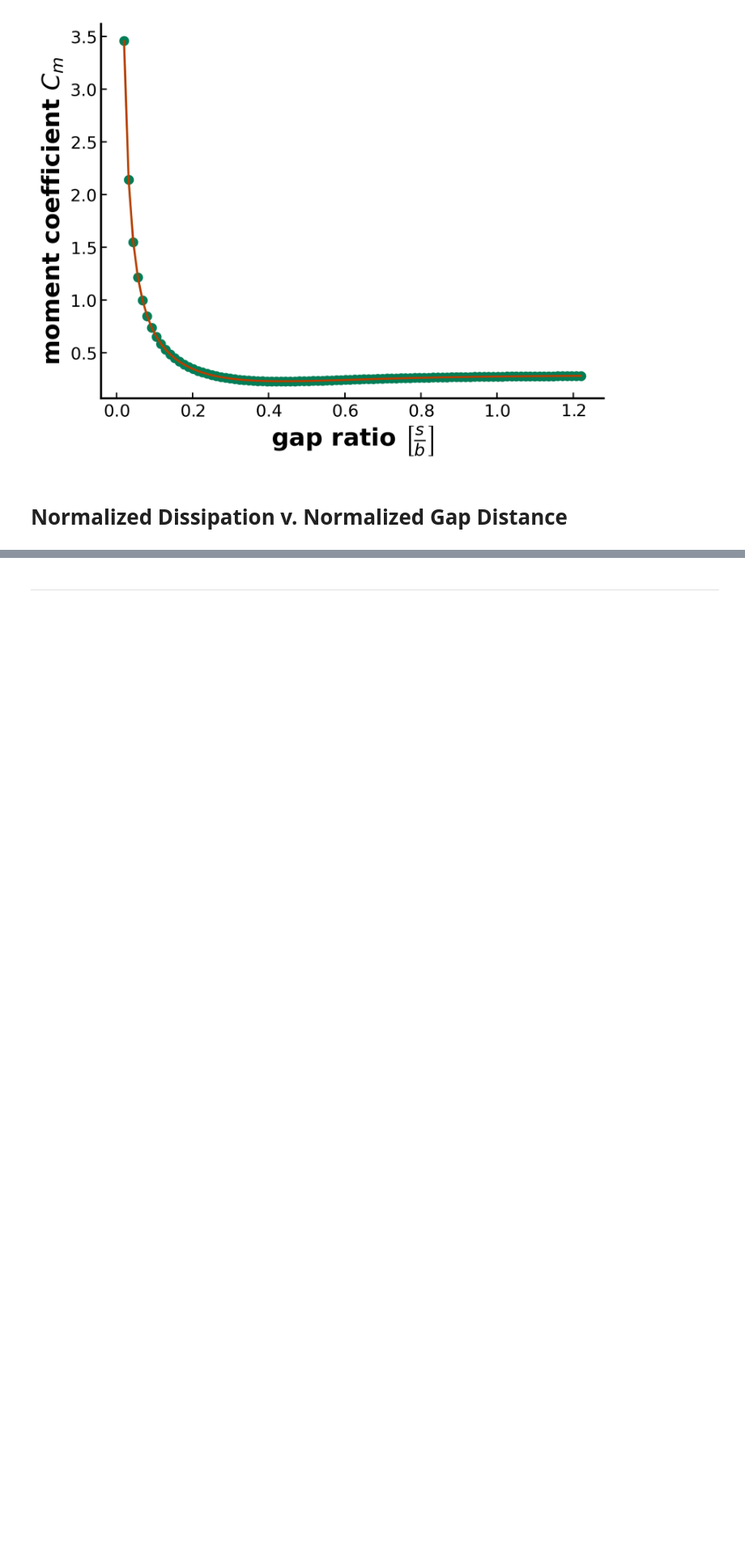
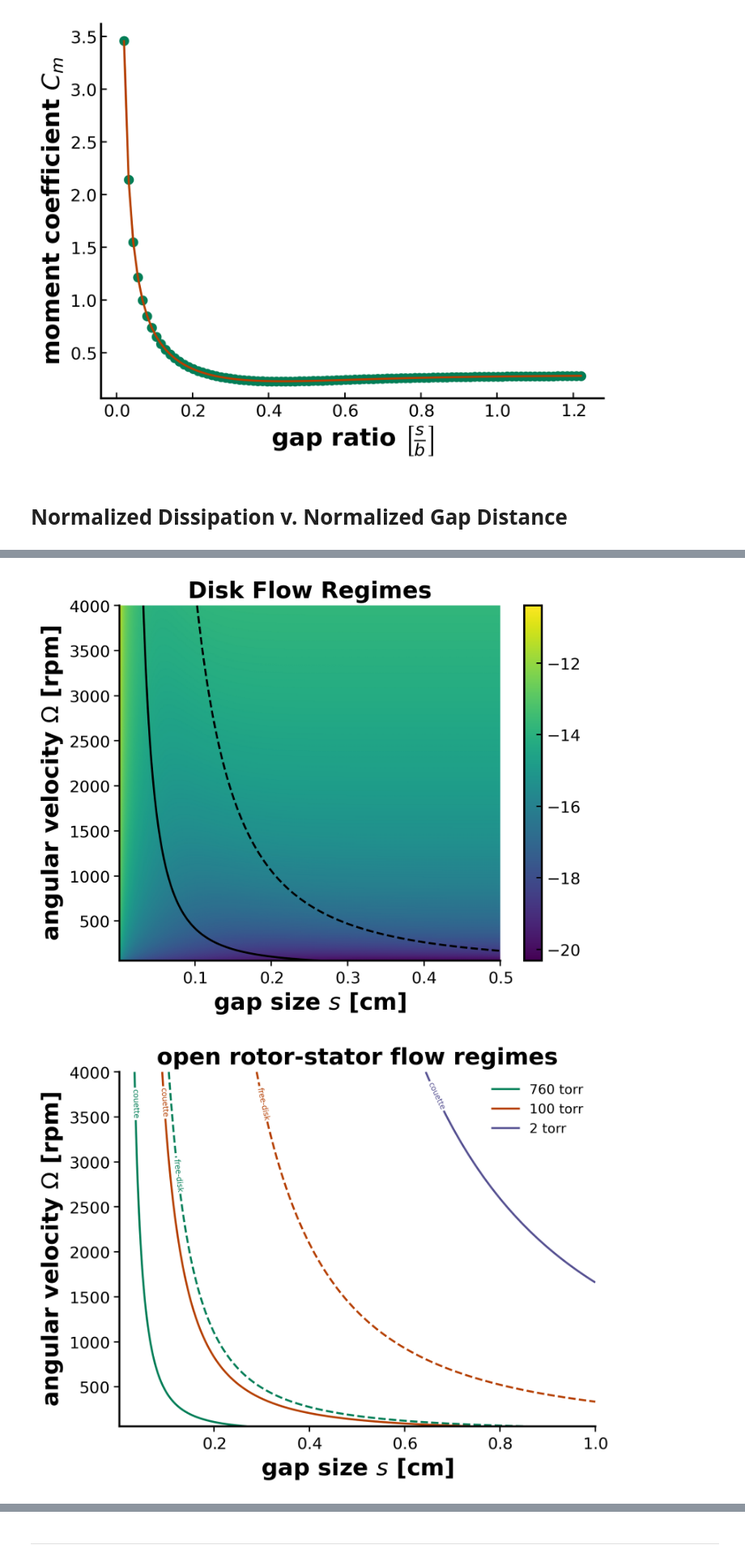
Before and after one commit to Jezen5Volk/Magnetic-Levitation, a Jupyter notebook: Viscous Damping.ipynb, the cells around one changed output, grey strips where cells are left out. Shown at 81% size. Cells and saved outputs as stored; diff of their text form; code cells hidden in the pictures; blank space fills up the shorter version.

Commit message:
flow regimes

```diff
--- a/Viscous Damping.ipynb
+++ b/Viscous Damping.ipynb
@@ -135,0 +143,57 @@ plt.show()
+# %%
+disk = Disk(
+    b = 0.0127,  # radius in meters (radius of 0.0127 is 1 inch diameter)
+)
+
+ss, ww, R_gap, M_phi = disk.gen_cmapR(s_start = 10e-6, s_stop = 5e-3, omega_start = 60, omega_stop = 4000, rho_f = 1.226, mu = 1.795e-5)
+
+torque_heatmap = plt.pcolormesh(ss*1e2, ww*60/(2*np.pi), np.log(M_phi), shading='gouraud', cmap= "viridis")
+plt.colorbar()
+contour = plt.contour(ss*1e2, ww*60/(2*np.pi), R_gap, levels = [3, 30.25], colors = 'black', linestyles = ['solid', 'dashed'])
+plt.gca().tick_params(axis = 'both', direction = 'out')
+plt.xlabel(r"gap size $s$ [cm]", weight = 'heavy', fontsize = "xx-large")
+plt.ylabel(r"angular velocity $\Omega$ [rpm]", weight = 'heavy', fontsize = "xx-large")
+plt.title("Disk Flow Regimes", weight = 'heavy', fontsize = "xx-large")
+plt.show()
+
+
+###################################################
+pressure_range = [760, 100, 2]
+ss, ww, R_gap = disk.gen_pressure_contours(s_start = 10e-6, s_stop = 1e-2, omega_start = 60, omega_stop = 4000, pressure_range = pressure_range, mu = 1.795e-5)
+
+pressure_legend = []
+for i, (R, p) in enumerate(zip(R_gap, pressure_range)):
+    contour = plt.contour(ss*1e2, ww*60/(2*np.pi), R, levels = [3, 30.25], colors = f'C{i}', linestyles = ['solid', 'dashed'])
+    strs = ["couette", "free-disk"]
+    fmt = {}
+    for l, s in zip(contour.levels, strs):
+        fmt[l] = s
+    plt.clabel(contour, contour.levels, fmt=fmt, fontsize='xx-small')
+    pressure_legend.append(Line2D([0],[0], color = f"C{i}", label = f'{p} torr'))
+
+plt.legend(handles=pressure_legend)
+plt.gca().tick_params(axis = 'both', direction = 'out')
+plt.xlabel(r"gap size $s$ [cm]", weight = 'heavy', fontsize = "xx-large")
+plt.ylabel(r"angular velocity $\Omega$ [rpm]", weight = 'heavy', fontsize = "xx-large")
+plt.title("open rotor-stator flow regimes", weight = 'heavy', fontsize = "xx-large")
+plt.show()
+
+
+###################################################
+pressure_range = [760, 100, 2]
+ss, ww, R_gap = disk.gen_pressure_contours(s_start = 10e-6, s_stop = 1e-2, omega_start = 60, omega_stop = 4000, pressure_range = pressure_range, mu = 1.795e-5)
+
+pressure_legend = []
+for i, (R, p) in enumerate(zip(R_gap, pressure_range)):
+    contour = plt.contour(ss*1e2, ww*60/(2*np.pi), R, levels = [1.62], colors = f'C{i}', linestyles = 'solid')
+    pressure_legend.append(Line2D([0],[0], color = f"C{i}", label = f'{p} torr'))
+
+plt.legend(handles=pressure_legend)
+plt.gca().tick_params(axis = 'both', direction = 'out')
+plt.xlabel(r"gap size $s$ [cm]", weight = 'heavy', fontsize = "xx-large")
+plt.ylabel(r"angular velocity $\Omega$ [rpm]", weight = 'heavy', fontsize = "xx-large")
+plt.title("enclosed rotor-stator flow regimes", weight = 'heavy', fontsize = "xx-large")
+plt.show()
+# %% [output]
+[figure, added]
+[figure, added]
```
Also changed, not shown: parts of 4 cells of this notebook, 1 other file.
